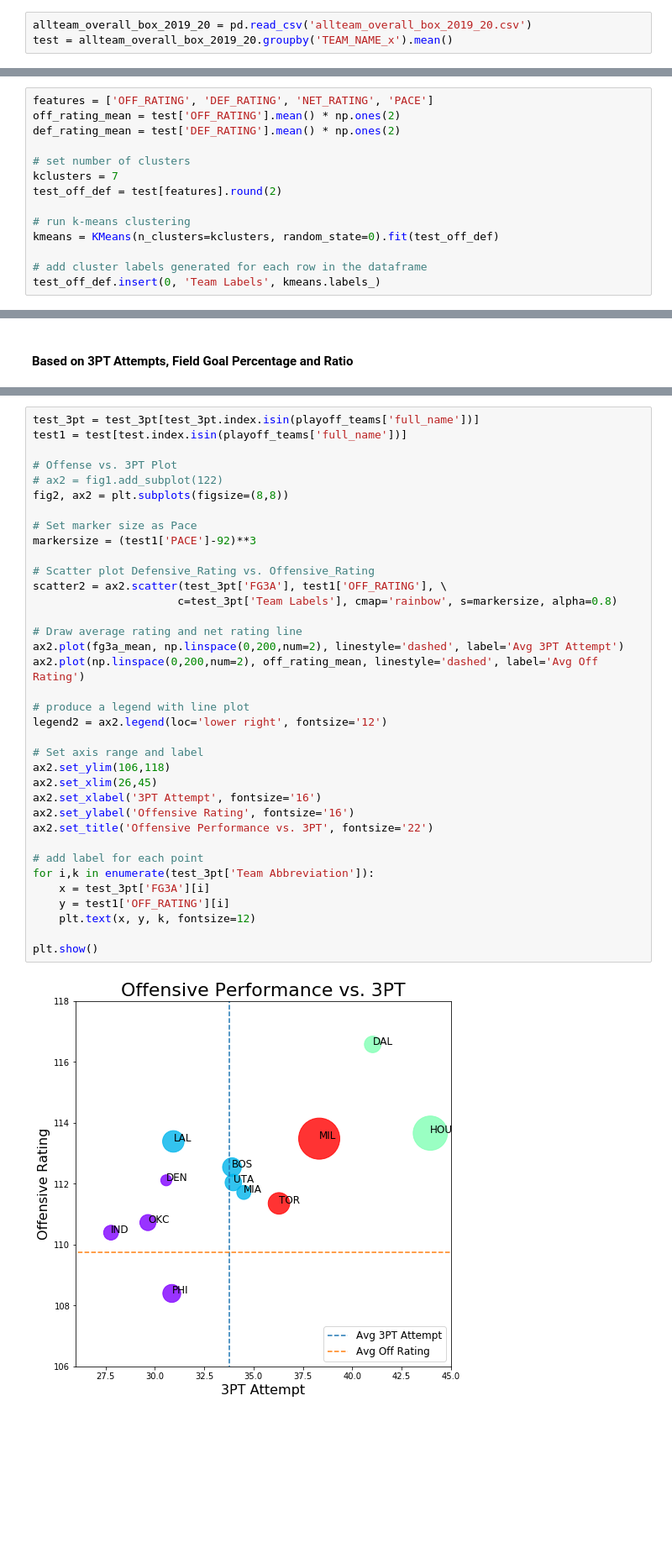
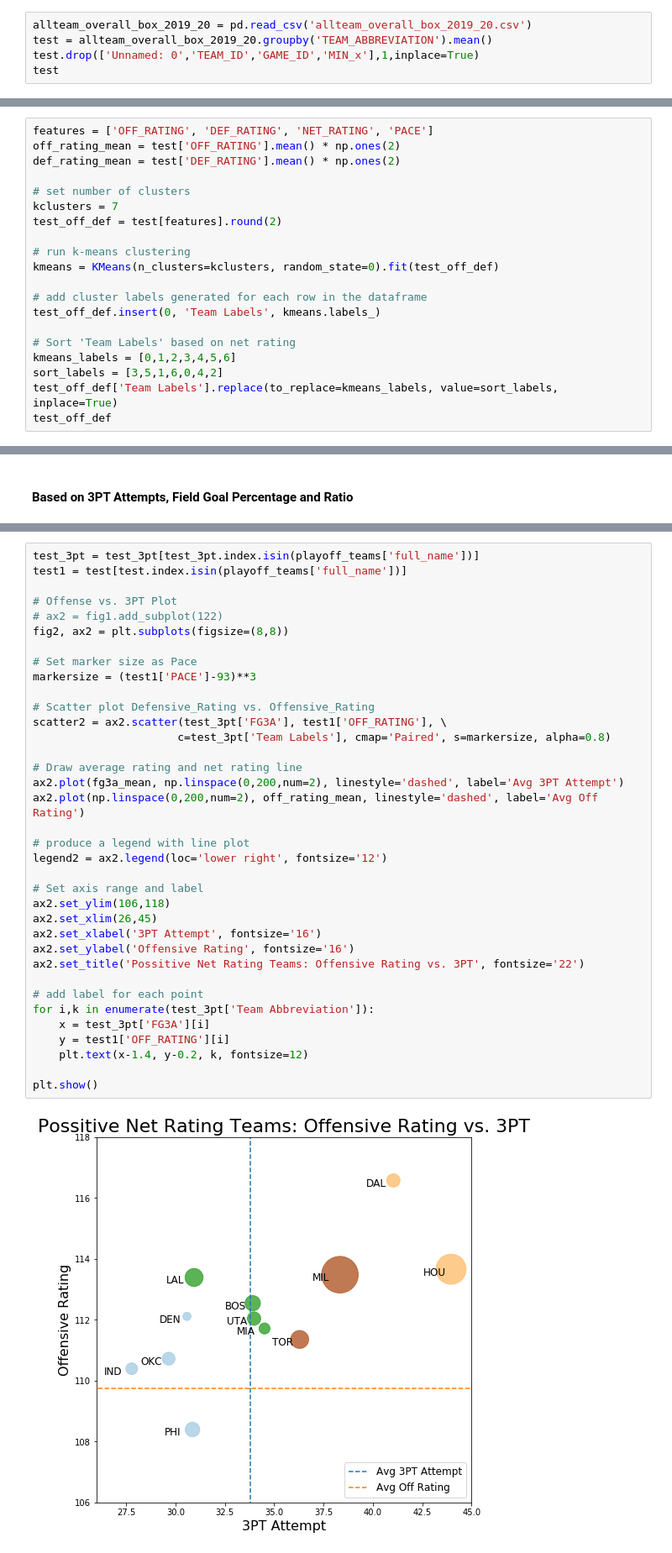
Before and after one commit to MaxYichenWang/Coursera_Capstone, a Jupyter notebook: Analysis and Visualization.ipynb, the cells around one changed output, grey strips where cells are left out. Shown at 84% size. Cells and saved outputs as stored; diff of their text form; blank space fills up the shorter version.

```diff
--- a/Analysis and Visualization.ipynb
+++ b/Analysis and Visualization.ipynb
@@ -13,4 +13,6 @@ from sklearn.cluster import KMeans
 from sklearn.preprocessing import StandardScaler
 # %%
 allteam_overall_box_2019_20 = pd.read_csv('allteam_overall_box_2019_20.csv')
-test = allteam_overall_box_2019_20.groupby('TEAM_NAME_x').mean()
+test = allteam_overall_box_2019_20.groupby('TEAM_ABBREVIATION').mean()
+test.drop(['Unnamed: 0','TEAM_ID','GAME_ID','MIN_x'],1,inplace=True)
+test
@@ -74,3 +95,9 @@ kmeans = KMeans(n_clusters=kclusters, random_state=0).fit(test_off_def)
 
 # add cluster labels generated for each row in the dataframe
 test_off_def.insert(0, 'Team Labels', kmeans.labels_)
+
+# Sort 'Team Labels' based on net rating
+kmeans_labels = [0,1,2,3,4,5,6]
+sort_labels = [3,5,1,6,0,4,2]
+test_off_def['Team Labels'].replace(to_replace=kmeans_labels, value=sort_labels, inplace=True)
+test_off_def
@@ -177,35 +235,35 @@ test1 = test[test.index.isin(playoff_teams['full_name'])]
 
 # Offense vs. 3PT Plot
 # ax2 = fig1.add_subplot(122)
 fig2, ax2 = plt.subplots(figsize=(8,8))
 
 # Set marker size as Pace
-markersize = (test1['PACE']-92)**3
+markersize = (test1['PACE']-93)**3
 
 # Scatter plot Defensive_Rating vs. Offensive_Rating
 scatter2 = ax2.scatter(test_3pt['FG3A'], test1['OFF_RATING'], \
-                      c=test_3pt['Team Labels'], cmap='rainbow', s=markersize, alpha=0.8)
+                      c=test_3pt['Team Labels'], cmap='Paired', s=markersize, alpha=0.8)
 
 # Draw average rating and net rating line
 ax2.plot(fg3a_mean, np.linspace(0,200,num=2), linestyle='dashed', label='Avg 3PT Attempt')
 ax2.plot(np.linspace(0,200,num=2), off_rating_mean, linestyle='dashed', label='Avg Off Rating')
 
 # produce a legend with line plot
 legend2 = ax2.legend(loc='lower right', fontsize='12')
 
 # Set axis range and label
 ax2.set_ylim(106,118)
 ax2.set_xlim(26,45)
 ax2.set_xlabel('3PT Attempt', fontsize='16')
 ax2.set_ylabel('Offensive Rating', fontsize='16')
-ax2.set_title('Offensive Performance vs. 3PT', fontsize='22')
+ax2.set_title('Possitive Net Rating Teams: Offensive Rating vs. 3PT', fontsize='22')
 
 # add label for each point
 for i,k in enumerate(test_3pt['Team Abbreviation']):
     x = test_3pt['FG3A'][i]
     y = test1['OFF_RATING'][i]
-    plt.text(x, y, k, fontsize=12)
+    plt.text(x-1.4, y-0.2, k, fontsize=12)
 
 plt.show()
 # %% [output]
-[figure, old version]
+[figure, new version]
```
Also changed, not shown: parts of 19 cells of this notebook.
